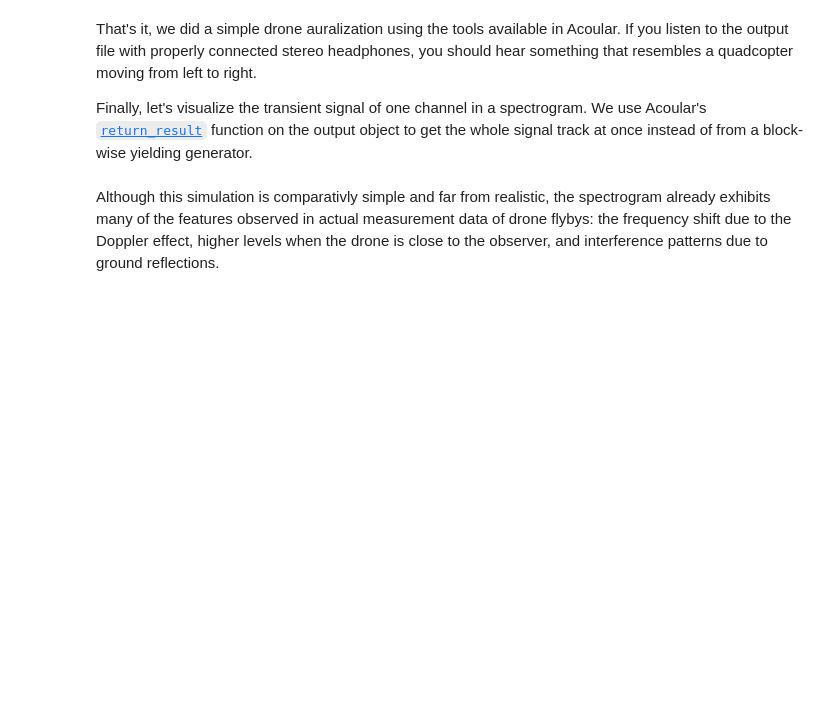
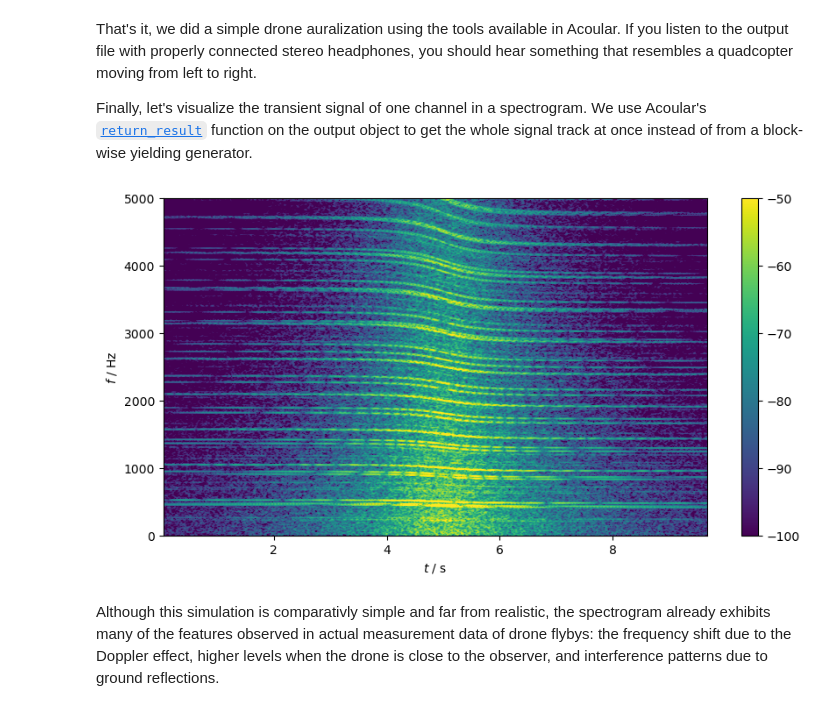
Before and after one commit to acoular/blog, a Jupyter notebook: _notebooks/2024-09-23-drone-auralization-example.ipynb, the cells around one changed output. Saved outputs shown, nothing was run; the diff lists cells and outputs as text; code cells hidden in the pictures; blank space fills up the shorter version.

```diff
--- a/_notebooks/2024-09-23-drone-auralization-example.ipynb
+++ b/_notebooks/2024-09-23-drone-auralization-example.ipynb
@@ -247,17 +250,19 @@ If you listen to the output file with properly connected stereo headphones, you
 Finally, let's visualize the transient signal of one channel in a spectrogram.
 We use Acoular's [`return_result`](https://www.acoular.org/api_ref/generated/generated/generated/acoular.tools.helpers.return_result.html#acoular.tools.helpers.return_result) function on the output object to get the whole signal track at once instead of from a block-wise yielding generator.
 # %%
-plt.figure(3,(15,5))
+plt.figure(3,(10,5))
 plt.specgram(ac.tools.return_result(output)[:,0],
              Fs = f_sample,
              noverlap = 4096-256,
              NFFT = 4096,
              vmin=-100,
              vmax=-50)
 plt.ylim(0,5000)
 plt.colorbar()
 plt.xlabel('$t$ / s')
 plt.ylabel('$f$ / Hz')
 plt.show()
+# %% [output]
+[figure, added]
 # %% [markdown]
 Although this simulation is comparativly simple and far from realistic, the spectrogram already exhibits many of the features observed in actual measurement data of drone flybys: the frequency shift due to the Doppler effect, higher levels when the drone is close to the observer, and interference patterns due to ground reflections.
```
Also changed, not shown: parts of 8 cells of this notebook, 1 other file.
